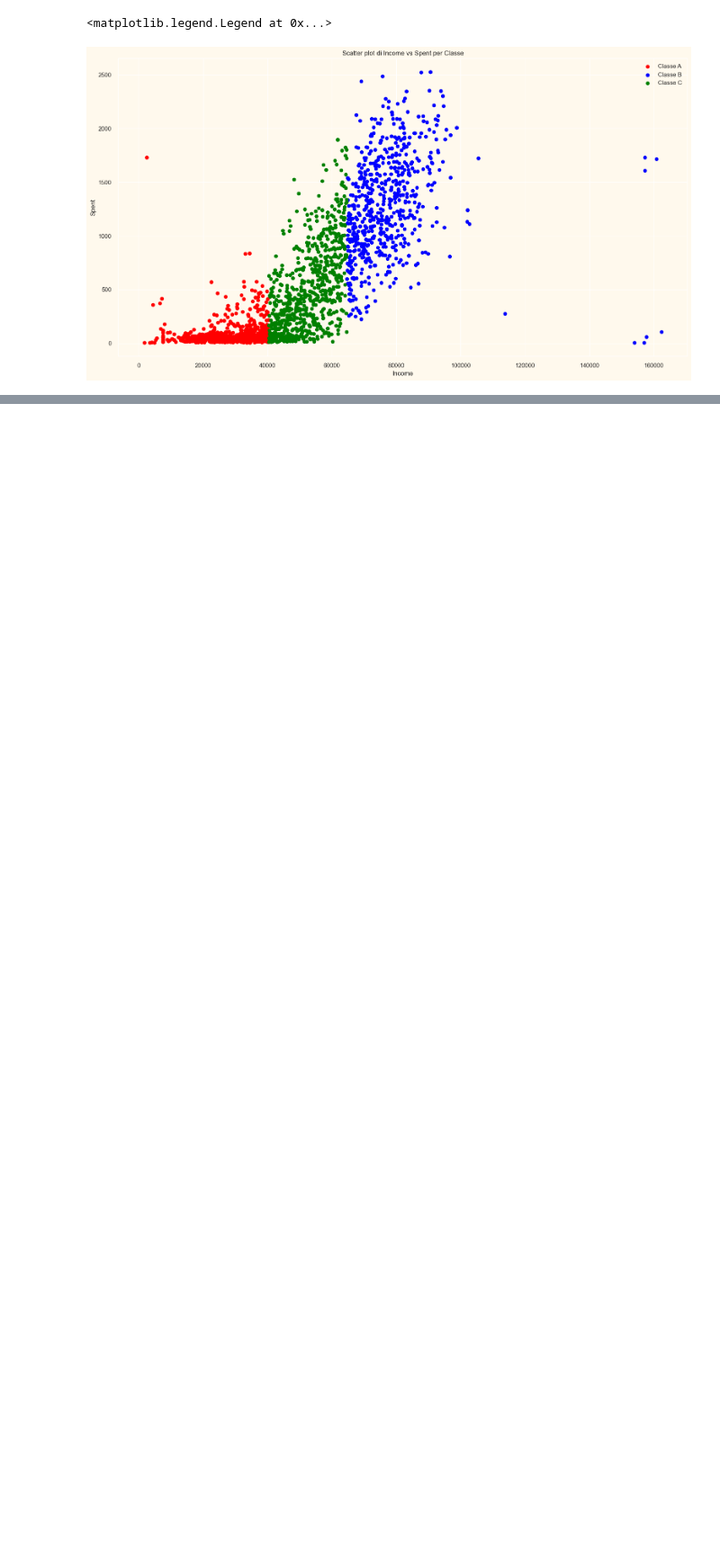
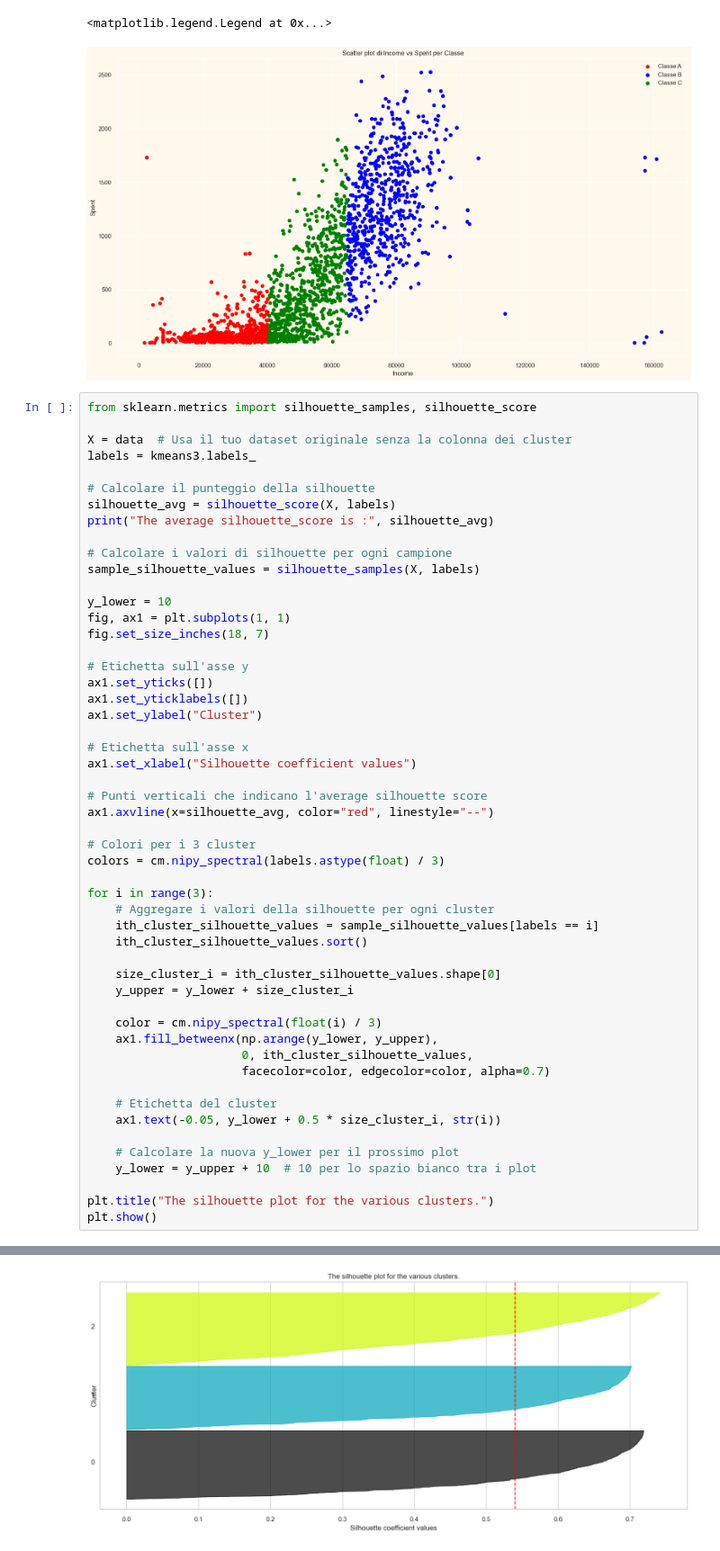
Before and after one commit to nicolaronchini/Clustering, a Jupyter notebook: clustering.ipynb, the cells around one changed output, grey strips where cells are left out. Shown at 90% size. Drawn from its saved outputs; the diff is of its cells as text; blank space fills up the shorter version.

Commit message:
silhouette

```diff
--- a/clustering.ipynb
+++ b/clustering.ipynb
@@ -605,3 +605,56 @@ plt.legend()
 # %% [output]
 <matplotlib.legend.Legend at 0x...>
 [figure]
+# %%
+from sklearn.metrics import silhouette_samples, silhouette_score
+
+X = data  # Usa il tuo dataset originale senza la colonna dei cluster
+labels = kmeans3.labels_
+
+# Calcolare il punteggio della silhouette
+silhouette_avg = silhouette_score(X, labels)
+print("The average silhouette_score is :", silhouette_avg)
+
+# Calcolare i valori di silhouette per ogni campione
+sample_silhouette_values = silhouette_samples(X, labels)
+
+y_lower = 10
+fig, ax1 = plt.subplots(1, 1)
+fig.set_size_inches(18, 7)
+
+# Etichetta sull'asse y
+ax1.set_yticks([])
+ax1.set_yticklabels([])
+ax1.set_ylabel("Cluster")
+
+# Etichetta sull'asse x
+ax1.set_xlabel("Silhouette coefficient values")
+
+# Punti verticali che indicano l'average silhouette score
+ax1.axvline(x=silhouette_avg, color="red", linestyle="--")
+
+# Colori per i 3 cluster
+colors = cm.nipy_spectral(labels.astype(float) / 3)
+
+for i in range(3):
+    # Aggregare i valori della silhouette per ogni cluster
+    ith_cluster_silhouette_values = sample_silhouette_values[labels == i]
+    ith_cluster_silhouette_values.sort()
+
+    size_cluster_i = ith_cluster_silhouette_values.shape[0]
+    y_upper = y_lower + size_cluster_i
+
+    color = cm.nipy_spectral(float(i) / 3)
+    ax1.fill_betweenx(np.arange(y_lower, y_upper),
+                      0, ith_cluster_silhouette_values,
+                      facecolor=color, edgecolor=color, alpha=0.7)
+
+    # Etichetta del cluster
+    ax1.text(-0.05, y_lower + 0.5 * size_cluster_i, str(i))
+
+    # Calcolare la nuova y_lower per il prossimo plot
+    y_lower = y_upper + 10  # 10 per lo spazio bianco tra i plot
+
+plt.title("The silhouette plot for the various clusters.")
+plt.show()
+# %% [output]
@@ -608,3 +662,4 @@ plt.legend()
+[figure, added]
 # %%
 # Definizione dei colori per i cluster
 cluster_colors = ['red', 'blue', 'green']
```
Also changed, not shown: parts of 1 cell of this notebook.
